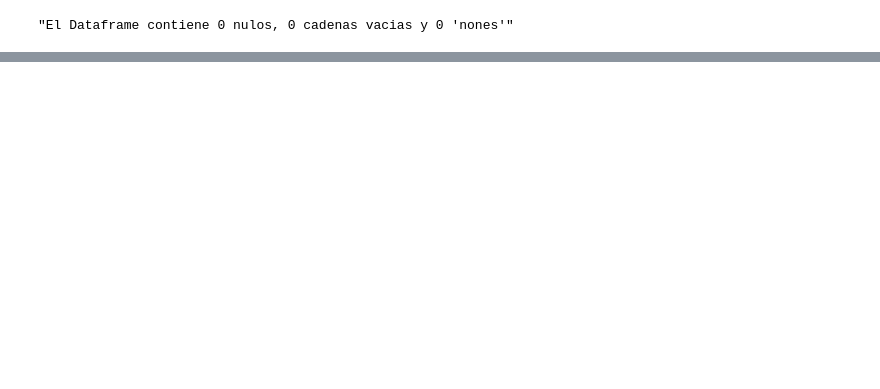
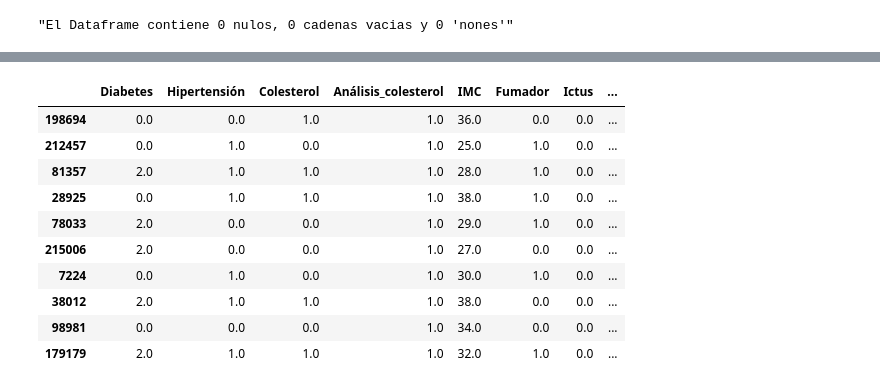
Before and after one commit to alexia-gm/Diabetes, a Jupyter notebook: prediccion_diabetes.ipynb, the cells around one changed output, grey strips where cells are left out. Saved outputs shown, nothing was run; the diff lists cells and outputs as text; code cells hidden in the pictures; blank space fills up the shorter version.

```diff
--- a/prediccion_diabetes.ipynb
+++ b/prediccion_diabetes.ipynb
@@ -278,0 +322,2 @@ informar_dfs(indicadores_df_3)
+# %%
+indicadores_graficas_1 = indicadores_df_1.copy()
@@ -278,0 +388,16 @@ informar_dfs(indicadores_df_3)
+# %%
+indicadores_graficas_1['Diabetes_etiqueta'] = indicadores_graficas_1['Diabetes'].replace({
+    0: 'No diabetes (o durante el embarazo)',
+    1: 'Prediabetes',
+    2: 'Diabetes'
+})
+
+plt.figure(figsize = (10, 6))
+sns.boxplot(x = 'Diabetes_etiqueta', y = 'IMC', data = indicadores_graficas_1)
+
+plt.xlabel('Condición de diabetes')
+plt.ylabel('IMC')
+plt.title('Distribución de IMC según la condición de diabetes')
+
+plt.grid(True)
+plt.show()
@@ -278,0 +406,14 @@ informar_dfs(indicadores_df_3)
+# %%
+indicadores_graficas_1.sample(10)
+# %% [output]
+|  | Diabetes | Hipertensión | Colesterol | Análisis_colesterol | IMC | Fumador | Ictus | ... |
+| 198694 | 0.0 | 0.0 | 1.0 | 1.0 | 36.0 | 0.0 | 0.0 | ... |
+| 212457 | 0.0 | 1.0 | 0.0 | 1.0 | 25.0 | 1.0 | 0.0 | ... |
+| 81357 | 2.0 | 1.0 | 1.0 | 1.0 | 28.0 | 1.0 | 0.0 | ... |
+| 28925 | 0.0 | 1.0 | 1.0 | 1.0 | 38.0 | 1.0 | 0.0 | ... |
+| 78033 | 2.0 | 0.0 | 0.0 | 1.0 | 29.0 | 1.0 | 0.0 | ... |
+| 215006 | 2.0 | 0.0 | 0.0 | 1.0 | 27.0 | 0.0 | 0.0 | ... |
+| 7224 | 0.0 | 1.0 | 0.0 | 1.0 | 30.0 | 1.0 | 0.0 | ... |
+| 38012 | 2.0 | 1.0 | 1.0 | 1.0 | 38.0 | 0.0 | 0.0 | ... |
+| 98981 | 0.0 | 0.0 | 0.0 | 1.0 | 34.0 | 0.0 | 0.0 | ... |
+| 179179 | 2.0 | 1.0 | 1.0 | 1.0 | 32.0 | 1.0 | 0.0 | ... |
```
Also changed, not shown: parts of 9 cells of this notebook.
